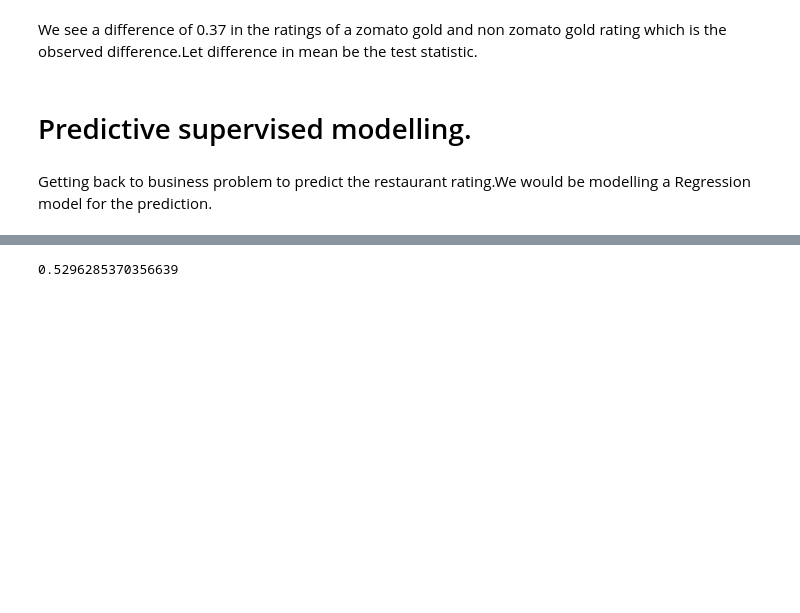
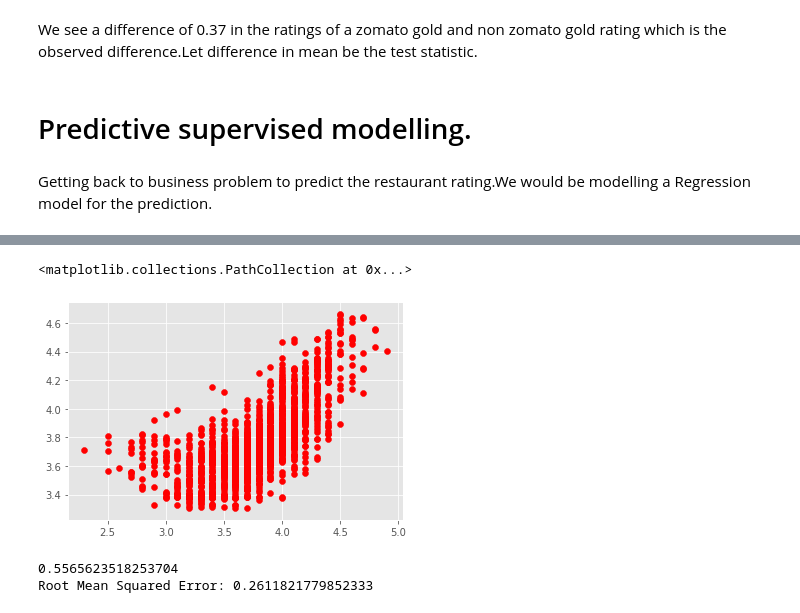
Before and after one commit to Anandpatil412/DSC, a Jupyter notebook: CapstoneProject1/Zomato/ZomatoDataExtractingAndCleaning/zomatoDataCleaning.ipynb, the cells around one changed output, grey strips where cells are left out. Drawn from its saved outputs; the diff is of its cells as text; code cells hidden in the pictures; blank space fills up the shorter version.

```diff
--- a/CapstoneProject1/Zomato/ZomatoDataExtractingAndCleaning/zomatoDataCleaning.ipynb
+++ b/CapstoneProject1/Zomato/ZomatoDataExtractingAndCleaning/zomatoDataCleaning.ipynb
@@ -582,8 +694,13 @@ Index(['restaurant_link', 'restaurant_name', 'locality', 'restaurant_category',
 # %%
 # Features
 
-X = dfm[['photos_taken','votes','approx_cost_for_2','featured_in_count','zomato_gold','discounts',
-        'Chinese','North Indian','South Indian','Fast Food','Biryani','Pasta','Fish','Mocktails','Salad']]
+# X = dfm[['locality','restaurant_category','photos_taken','votes','approx_cost_for_2','featured_in_count','zomato_gold','discounts',
+#         'Chinese','North Indian','South Indian','Fast Food','Biryani','Pasta','Fish','Mocktails','Salad',
+#         'Friendly Staff', 'Courteous Staff','Prompt Service','Decor', 'Rooftop Ambience', 'Live Music']]
+
+X = dfm[['locality','restaurant_category','photos_taken','votes','approx_cost_for_2','featured_in_count','zomato_gold','discounts',
+        'Fast Food','Cocktails','Mocktails','Pizza','Pasta',
+        'Friendly Staff', 'Courteous Staff','Decor']]
 
 y = dfm['rating']
 # %%
@@ -629,15 +741,26 @@ r2_score(y_test,y_pred)
+# %%
+plt.scatter(y_test, y_predict, color = 'red')
+# %% [output]
+<matplotlib.collections.PathCollection at 0x...>
+[figure, added]
 # %%
 # RandomForestRegressor
 # %%
 from sklearn.ensemble import RandomForestRegressor
 
-RForest=RandomForestRegressor(n_estimators=500,random_state=329,min_samples_leaf=.0001)
+X_train, X_test, y_train, y_test = train_test_split(X, y, test_size = 0.3, random_state=42)
+
+RForest = RandomForestRegressor(n_estimators=500,random_state=329,min_samples_leaf=50,max_features='auto')
 
 RForest.fit(X_train,y_train)
 
-y_predict=RForest.predict(X_test)
+y_predict = RForest.predict(X_test)
 
 from sklearn.metrics import r2_score
-r2_score(y_test,y_predict)
+print(r2_score(y_test,y_predict))
+
+rmse = np.sqrt(mean_squared_error(y_test, y_predict))
+print("Root Mean Squared Error: {}".format(rmse))
 # %% [output]
-0.5296285370356639
+0.5565623518253704
+Root Mean Squared Error: 0.2611821779852333
```
Also changed, not shown: parts of 27 cells of this notebook.
